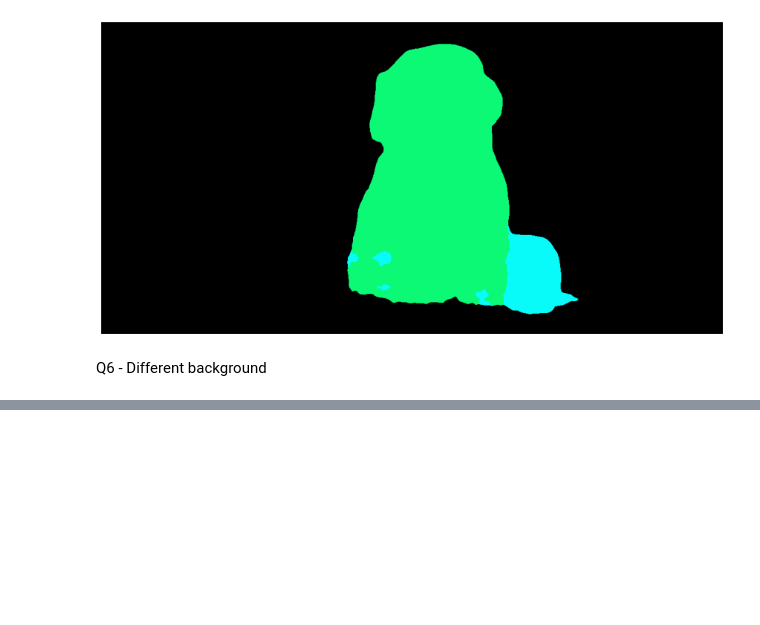
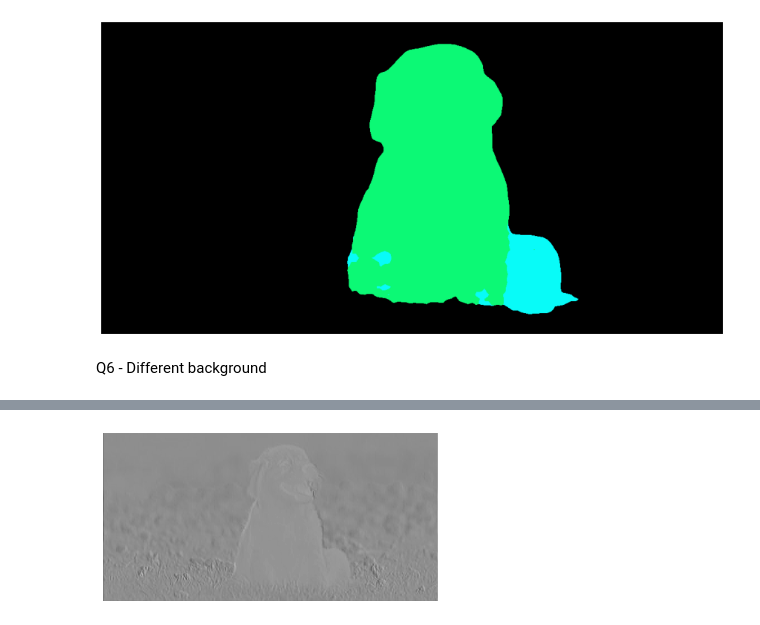
Before and after one commit to Adi-Yuval/Computer-Vision-HW, a Jupyter notebook: ee046746_hw2_classifiers_segmentation/code/ee046746_hw2_part2.ipynb, the cells around one changed output, grey strips where cells are left out. Cells and saved outputs as stored; diff of their text form; code cells hidden in the pictures; blank space fills up the shorter version.

```diff
--- a/ee046746_hw2_classifiers_segmentation/code/ee046746_hw2_part2.ipynb
+++ b/ee046746_hw2_classifiers_segmentation/code/ee046746_hw2_part2.ipynb
@@ -120,0 +188,5 @@ ValueError: could not broadcast input array from shape (602,1200,3) into shape (
+# %%
+plt.imshow(first_layer_response[0, :, :], cmap='gray')
+_ = plt.axis('off')
+# %% [output]
+[figure, added]
```
Also changed, not shown: parts of 22 cells of this notebook, 8 other files.
